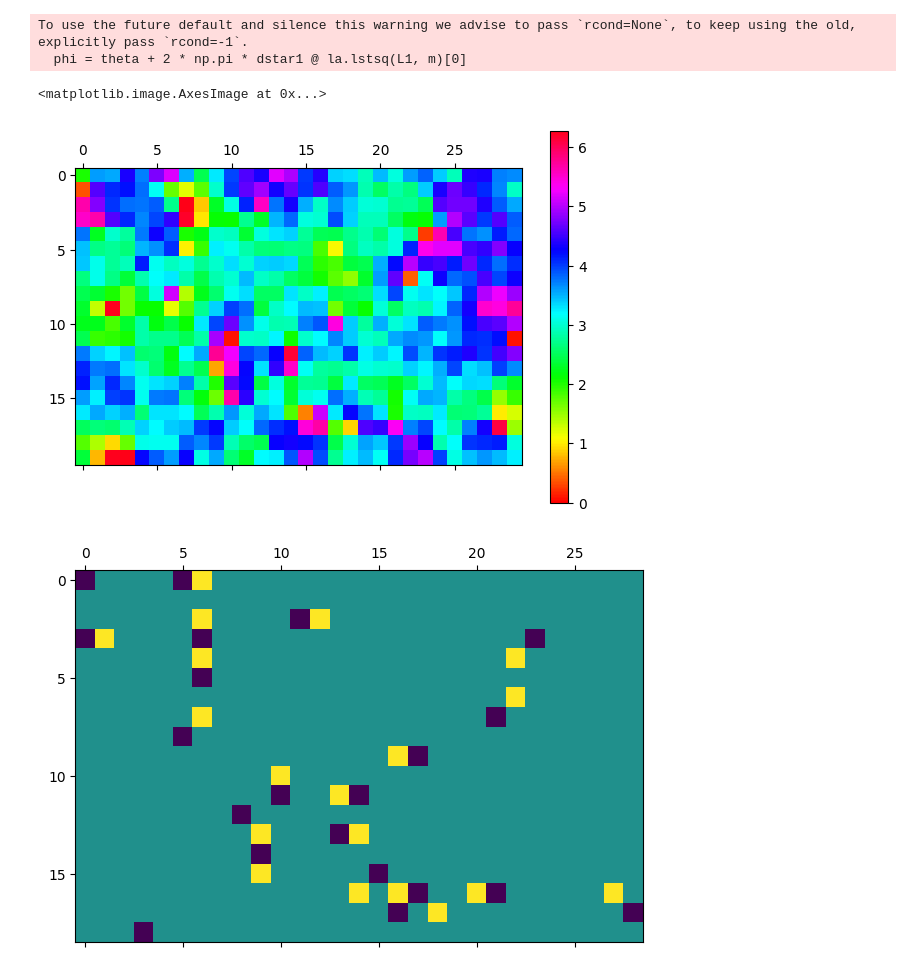
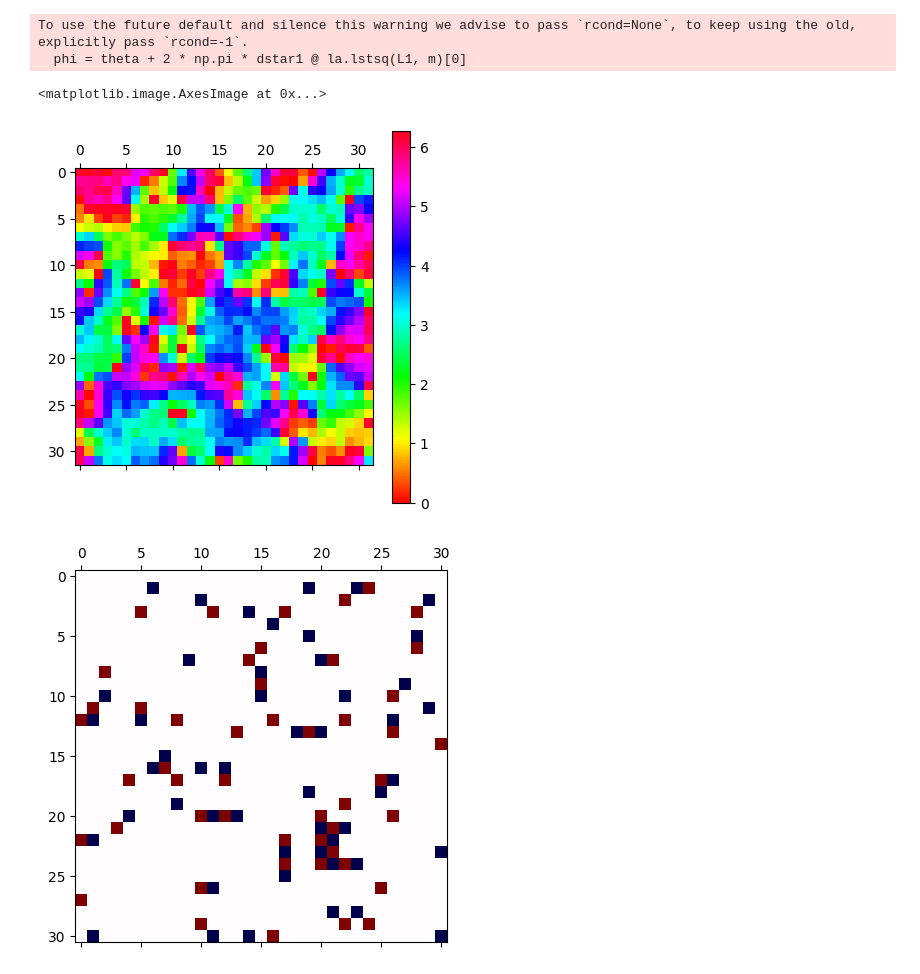
Before and after one commit to vilasopher/jupyter-notebooks, a Jupyter notebook: python/VillainCoulomb/VillainCoulomb.ipynb, the cells around one changed output. Drawn from its saved outputs; the diff is of its cells as text; code cells hidden in the pictures.

```diff
--- a/python/VillainCoulomb/VillainCoulomb.ipynb
+++ b/python/VillainCoulomb/VillainCoulomb.ipynb
@@ -3,18 +3,17 @@ import numpy as np
 import numpy.random as ra
 import numpy.linalg as la
 import matplotlib.pyplot as plt
+
+W = 32
+H = 32
 # %%
-W = 64
-H = 64
-
 d0 = np.array(
     [
         [
             -1 if vr == e1r and vc == e1c else 1 if vr == e2r and vc == e2c else 0
             for vr in range(H) for vc in range(W)
         ]
-        for e1r in range(H) for e1c in range(W) for e2r in range(H) for e2c in range(W)
-        if (e2r == e1r+1 and e2c == e1c) or (e2r == e1r and e2c == e1c+1)
+        for e1r in range(H) for e1c in range(W) for (e2r, e2c) in [(e1r, e1c+1), (e1r+1, e1c)] if e2r < H and e2c < W
     ]
 )
 
@@ -25,8 +24,7 @@ d1 = np.array(
             1 if e1r == pr+1 and e1c == pc and e2r == pr+1 and e2c == pc+1 else
             -1 if e1r == pr and e1c == pc and e2r == pr and e2c == pc+1 else
             -1 if e1r == pr and e1c == pc+1 and e2r == pr+1 and e2c == pc+1 else 0
-            for e1r in range(H) for e1c in range(W) for e2r in range(H) for e2c in range(W)
-            if e2r == e1r+1 and e2c == e1c or e2r == e1r and e2c == e1c+1
+            for e1r in range(H) for e1c in range(W) for (e2r, e2c) in [(e1r, e1c+1), (e1r+1, e1c)] if e2r < H and e2c < W
         ]
         for pr in range(H-1) for pc in range(W-1)
     ]
@@ -47,9 +45,6 @@ np.save(f'data/{W}x{H}/matrices/L0',L0)
 np.save(f'data/{W}x{H}/matrices/L1',L1)
 np.save(f'data/{W}x{H}/matrices/L2',L2)
 # %%
-W = 64
-H = 64
-
 d0 = np.load(f'data/{W}x{H}/matrices/d0')
 d1 = np.load(f'data/{W}x{H}/matrices/d1')
 dstar1 = np.load(f'data/{W}x{H}/matrices/dstar1')
@@ -59,10 +54,7 @@ L1 = np.load(f'data/{W}x{H}/matrices/L1')
 L2 = np.load(f'data/{W}x{H}/matrices/L2')
 # %%
 theta = np.array([2*np.pi*ra.random() for vr in range(H) for vc in range(W)])
-m = np.array([ 0
-        for e1r in range(H) for e1c in range(W) for e2r in range(H) for e2c in range(W)
-        if (e2r == e1r+1 and e2c == e1c) or (e2r == e1r and e2c == e1c+1)
-])
+m = np.array([ 0 for e1r in range(H) for e1c in range(W) for (e2r, e2c) in [(e1r, e1c+1), (e1r+1, e1c)] if e2r < H and e2c < W])
 
 def Hamiltonian(t,m):
     return np.sum((d0 @ t + 2*np.pi*m)**2)/2
@@ -70,14 +62,13 @@ def Hamiltonian(t,m):
 Hold = Hamiltonian(theta, m)
 Hnew = 0
 
-for round in range(100000):
+for round in range(1000000):
 
-    beta = np.log(1 + round/100000)
+    beta = np.log(1 + round/10000)
 
     proptheta = np.mod(theta + np.array([2*np.pi*ra.random() if ra.random() < 0.001 else 0 for vr in range(H) for vc in range(W)]), 2*np.pi)
     propm = m + np.array([ra.binomial(10,0.05) - ra.binomial(10,0.05) if ra.random() < 0.001 else 0
-        for e1r in range(H) for e1c in range(W) for e2r in range(H) for e2c in range(W)
-        if (e2r == e1r+1 and e2c == e1c) or (e2r == e1r and e2c == e1c+1)
+            for e1r in range(H) for e1c in range(W) for (e2r, e2c) in [(e1r, e1c+1), (e1r+1, e1c)] if e2r < H and e2c < W
     ])
 
     Hnew = Hamiltonian(proptheta, propm)
@@ -88,7 +79,7 @@ for round in range(100000):
         Hold = Hnew
 
     if round % 100 == 0:
-        np.save(f'data/{W}x{H}/theta{round//100}', theta)
-        np.save(f'data/{W}x{H}/q{round//100}', d1 @ m)
-        np.save(f'data/{W}x{H}/phi{round//100}', theta + 2 * np.pi * dstar1 @ la.lstsq(L1, m)[0])
+        np.save(f'data/{W}x{H}/theta/{round//100}', theta)
+        np.save(f'data/{W}x{H}/q/{round//100}', d1 @ m)
+        np.save(f'data/{W}x{H}/phi/{round//100}', theta + 2 * np.pi * dstar1 @ la.lstsq(L1, m)[0])
 # %% [output]
@@ -96,14 +88,14 @@ for round in range(100000):
 # %%
 q = d1 @ m
 phi = theta + 2 * np.pi * dstar1 @ la.lstsq(L1, m)[0]
 
 plt.matshow(theta.reshape((H,W)), vmin=0, vmax=2*np.pi, cmap="hsv")
 plt.colorbar()
-plt.matshow(q.reshape((H-1,W-1)))
-plt.matshow(phi.reshape((H,W)))
+plt.matshow(q.reshape((H-1,W-1)), cmap="seismic")
+plt.matshow(phi.reshape((H,W)), cmap="PiYG")
 # %% [output]
 To use the future default and silence this warning we advise to pass `rcond=None`, to keep using the old, explicitly pass `rcond=-1`.
   phi = theta + 2 * np.pi * dstar1 @ la.lstsq(L1, m)[0]
 <matplotlib.image.AxesImage at 0x...>
-[figure, old version]
+[figure, new version]
-[figure, old version]
+[figure, new version]
```
Also changed, not shown: parts of 7 cells of this notebook, 1 other file.
